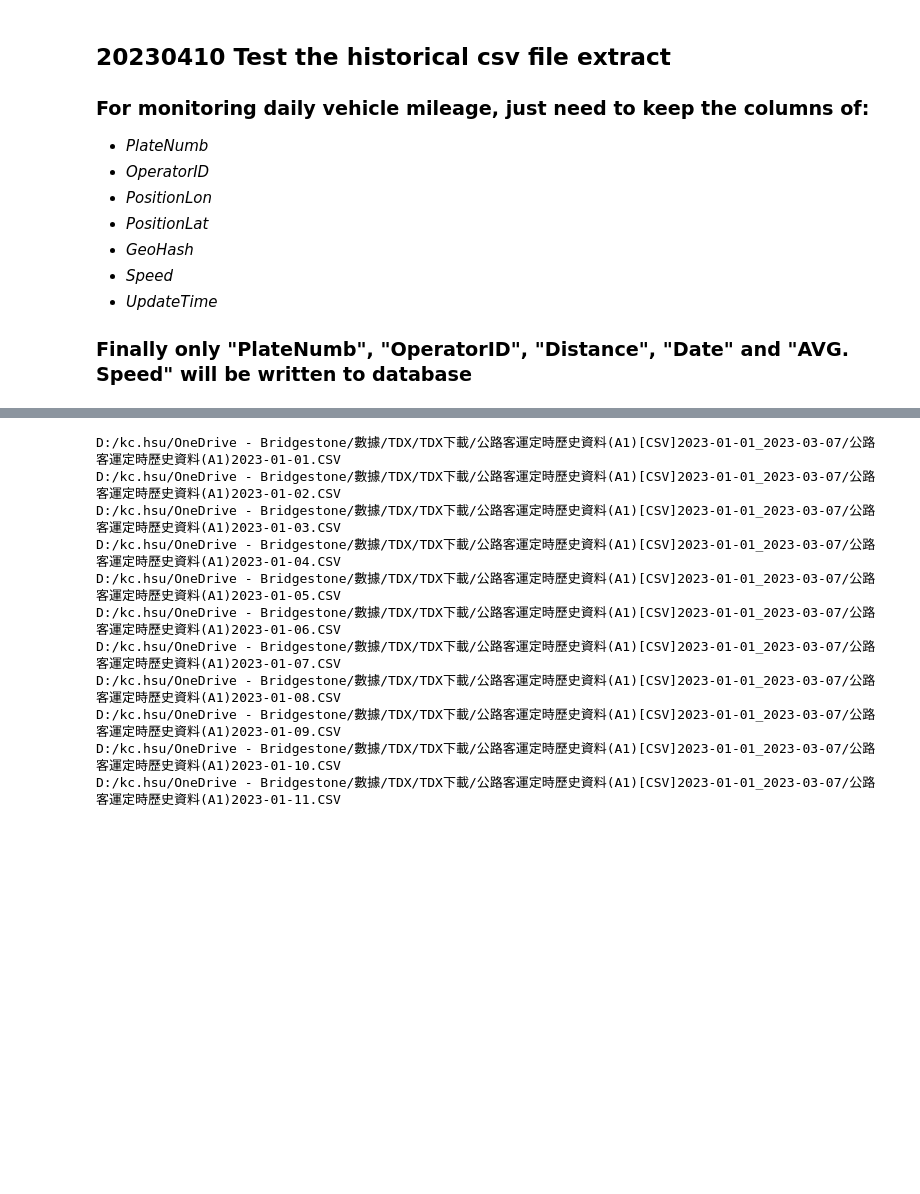
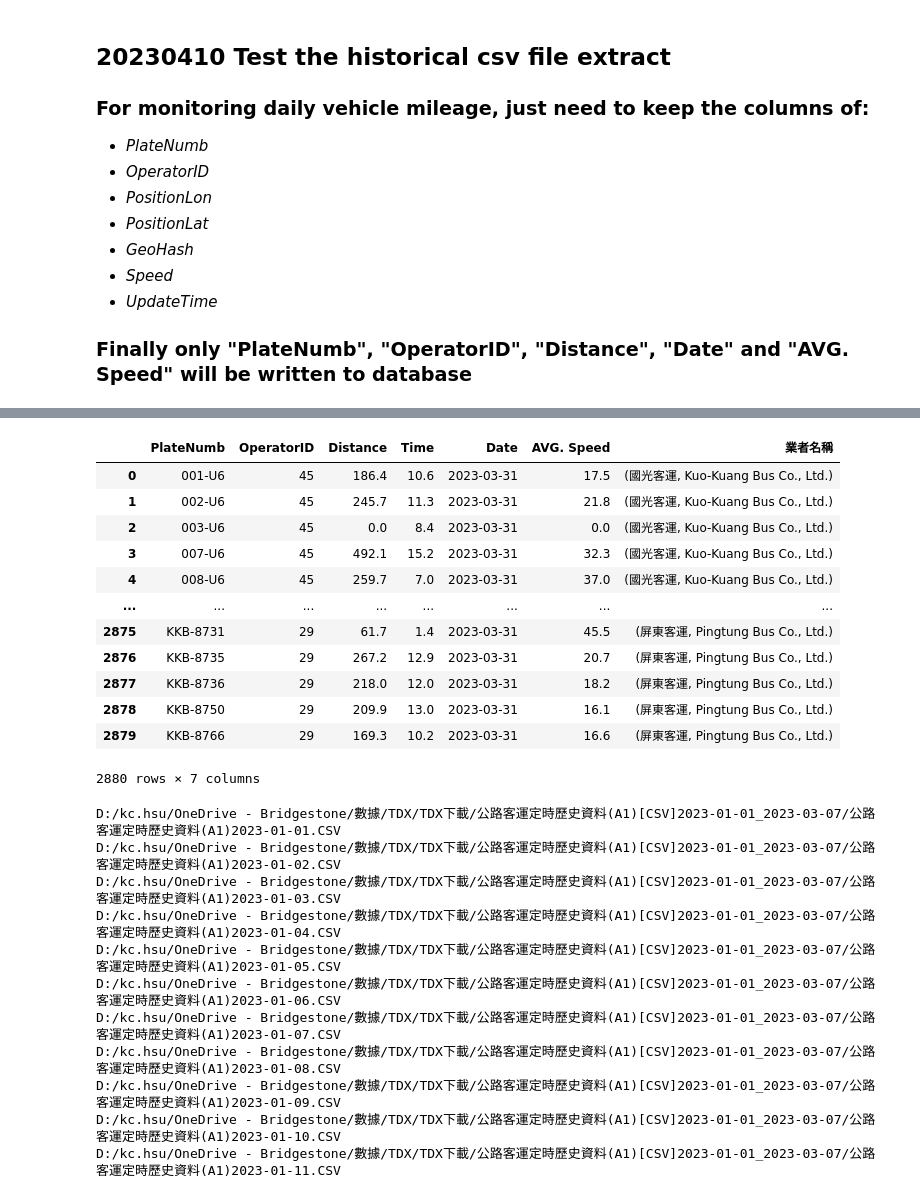
Before and after one commit to jimmyhsu1010/bridgestone_work_related, a Jupyter notebook: tdx_transport_data/tdx_data.ipynb, the cells around one changed output, grey strips where cells are left out. Cells and saved outputs as stored; diff of their text form; code cells hidden in the pictures; blank space fills up the shorter version.

```diff
--- a/tdx_transport_data/tdx_data.ipynb
+++ b/tdx_transport_data/tdx_data.ipynb
@@ -102,5 +147,37 @@ data
 # %%
 data["Coordinates"] = data[["PositionLat", "PositionLon"]].apply(tuple, axis=1)
+# %%
+data["Land"] = globe.is_land(data["PositionLat"], data["PositionLon"])
+data = data[data["Land"] == True]
+data["NextCoordinates"] = data.groupby("PlateNumb")["Coordinates"].shift(-1)
+data["Distance"] = data.apply(lambda data: geodesic(data["Coordinates"], data["NextCoordinates"]).meters if pd.notna(data["NextCoordinates"]) else 0, axis=1) / 1000
+data = data[data["Distance"] <= 2.5]
+data["Time"] = pd.to_datetime(data["UpdateTime"].map(lambda x: x.split("+")[0]), format="%Y-%m-%dT%H:%M")
+
+result = data.groupby(["PlateNumb", "OperatorID"]).agg({"Distance": "sum", "Time": lambda x: (x.max() - x.min()) / pd.Timedelta(hours=1)}).reset_index()
+result["Date"] = data["Time"].max().strftime("%Y-%m-%d")
+result["AVG. Speed"] = result["Distance"] / result["Time"]
+result["AVG. Speed"].fillna(0, inplace=True)
+result[["Distance", "Time", "AVG. Speed"]] = result[["Distance", "Time", "AVG. Speed"]].applymap(lambda x: round(x, 1))
+# %%
+# result["路線"] = result["RouteUID"].map(route_dict)
+result["業者名稱"] = result["OperatorID"].map(operator_dict)
+# %%
+result
+# %% [output]
+|  | PlateNumb | OperatorID | Distance | Time | Date | AVG. Speed | 業者名稱 |
+| 0 | 001-U6 | 45 | 186.4 | 10.6 | 2023-03-31 | 17.5 | (國光客運, Kuo-Kuang Bus Co., Ltd.) |
+| 1 | 002-U6 | 45 | 245.7 | 11.3 | 2023-03-31 | 21.8 | (國光客運, Kuo-Kuang Bus Co., Ltd.) |
+| 2 | 003-U6 | 45 | 0.0 | 8.4 | 2023-03-31 | 0.0 | (國光客運, Kuo-Kuang Bus Co., Ltd.) |
+| 3 | 007-U6 | 45 | 492.1 | 15.2 | 2023-03-31 | 32.3 | (國光客運, Kuo-Kuang Bus Co., Ltd.) |
+| 4 | 008-U6 | 45 | 259.7 | 7.0 | 2023-03-31 | 37.0 | (國光客運, Kuo-Kuang Bus Co., Ltd.) |
+| ... | ... | ... | ... | ... | ... | ... | ... |
+| 2875 | KKB-8731 | 29 | 61.7 | 1.4 | 2023-03-31 | 45.5 | (屏東客運, Pingtung Bus Co., Ltd.) |
+| 2876 | KKB-8735 | 29 | 267.2 | 12.9 | 2023-03-31 | 20.7 | (屏東客運, Pingtung Bus Co., Ltd.) |
+| 2877 | KKB-8736 | 29 | 218.0 | 12.0 | 2023-03-31 | 18.2 | (屏東客運, Pingtung Bus Co., Ltd.) |
+| 2878 | KKB-8750 | 29 | 209.9 | 13.0 | 2023-03-31 | 16.1 | (屏東客運, Pingtung Bus Co., Ltd.) |
+| 2879 | KKB-8766 | 29 | 169.3 | 10.2 | 2023-03-31 | 16.6 | (屏東客運, Pingtung Bus Co., Ltd.) |
+2880 rows × 7 columns
 # %%
 data["Land"] = globe.is_land(data["PositionLat"], data["PositionLon"])
 data = data[data["Land"] == True]
```
Also changed, not shown: parts of 7 cells of this notebook, 5 other files.
